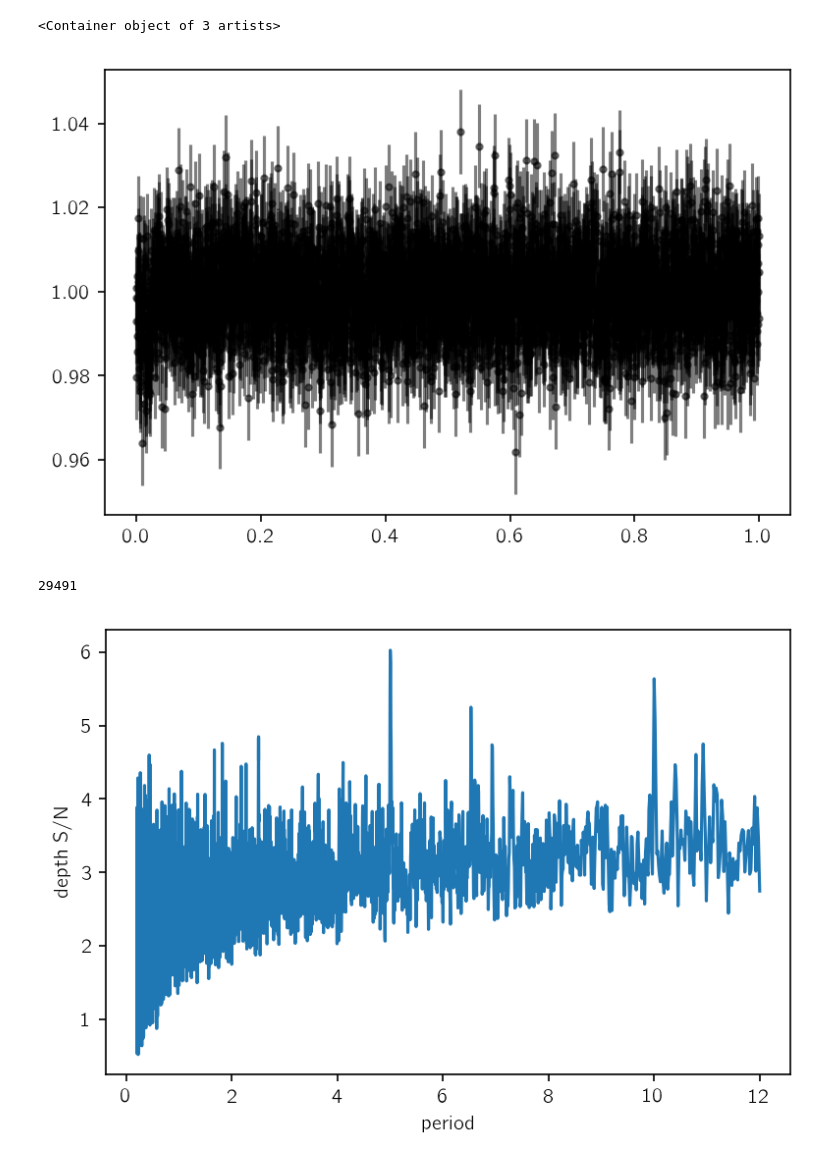
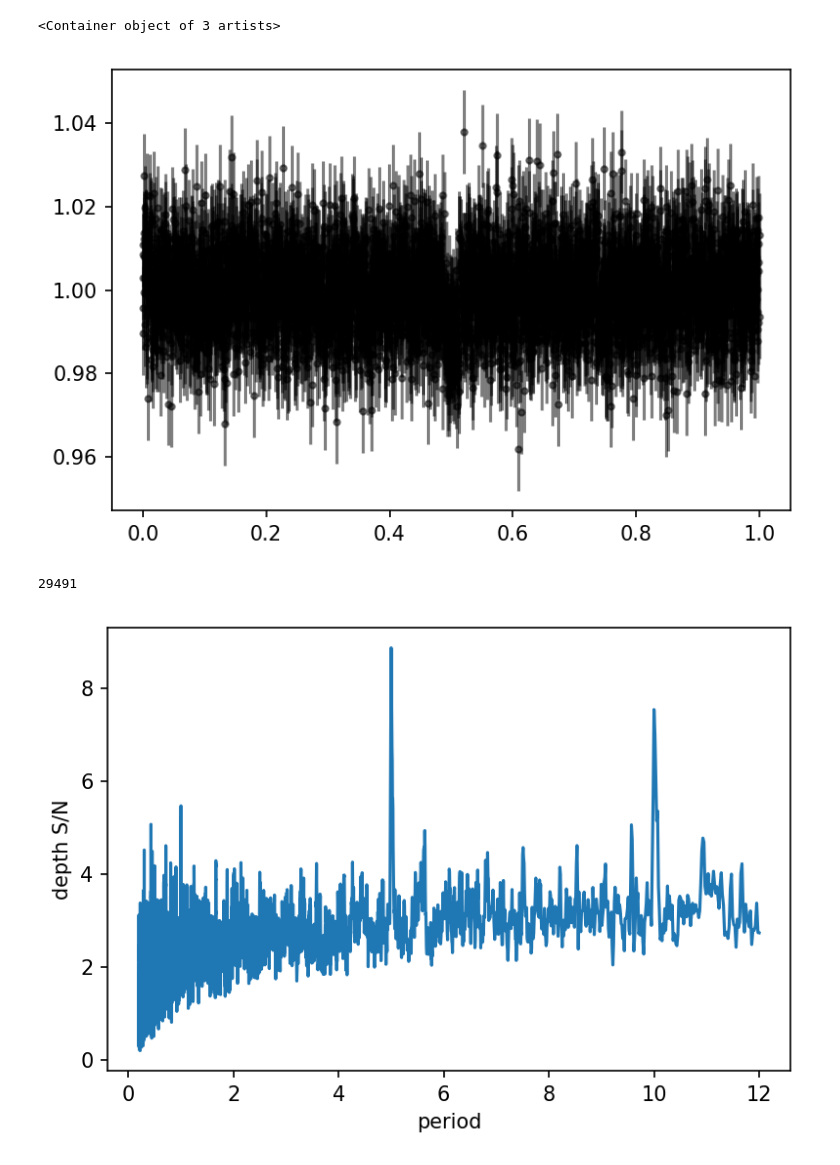
Before and after one commit to mirca/transit-periodogram, a Jupyter notebook: demo.ipynb, the cells around one changed output. Drawn from its saved outputs; the diff is of its cells as text; code cells hidden in the pictures.

```diff
--- a/demo.ipynb
+++ b/demo.ipynb
@@ -12,25 +12,25 @@ from transit_periodogram import transit_periodogram
 # %%
 np.random.seed(49)
 
 time = np.linspace(0, 60, 3000)
 
 flux_err = 0.01 + np.zeros_like(time)
 period = 5
 
 transit_depth = 0.01
-transit_time = 0.5
+transit_time = 2.5
 transit_duration = 0.125
 
 flux = np.ones_like(time)
-flux[(time % period) < transit_duration] = 1.0 - transit_depth
+flux[np.abs((time - transit_time + 0.5*period) % period - 0.5*period) < 0.5*transit_duration] = 1.0 - transit_depth
 
 flux += flux_err * np.random.randn(len(flux))
 
 plt.errorbar((time%period)/period, flux, yerr=flux_err, fmt=".k", alpha=0.5)
 # plt.xlim(0, );
 # %% [output]
 <Container object of 3 artists>
-[figure, old version]
+[figure, new version]
 # %%
 df = 0.5 / (time.max() - time.min())
 fmax = 0.1 / np.median(np.diff(time))
@@ -48,7 +48,7 @@ plt.plot(periods, periodogram)
 plt.xlabel("period")
 plt.ylabel("depth S/N");
 # %% [output]
-[figure, old version]
+[figure, new version]
 # %%
 plt.plot(periods, depth)
 plt.xlabel("period")
```
Also changed, not shown: parts of 4 cells of this notebook, 3 other files.
